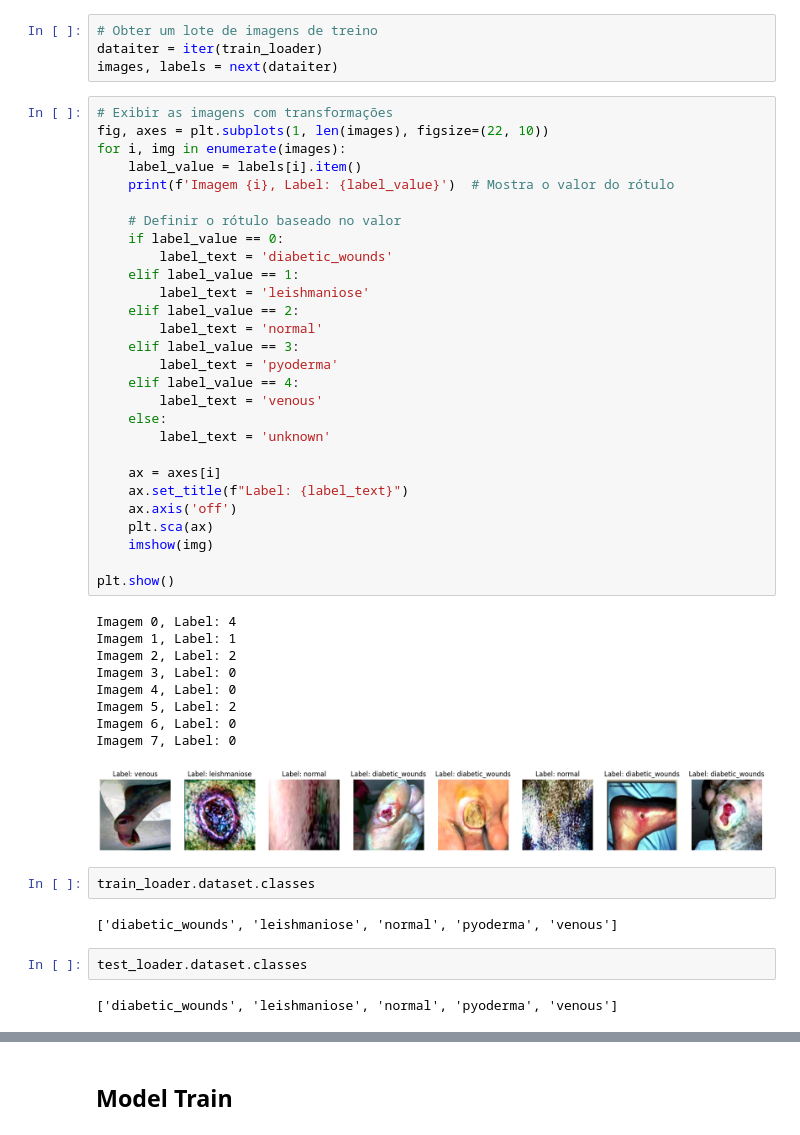
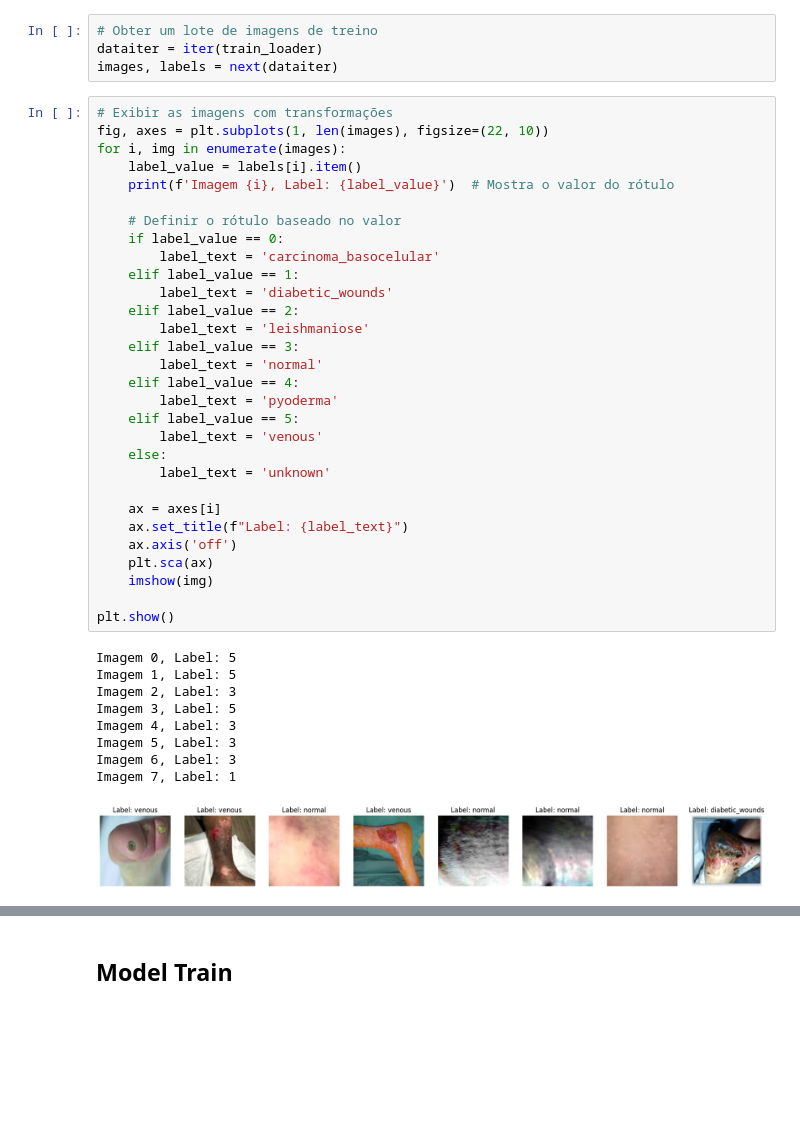
Before and after one commit to Eric-Oliveira-ds/leishticIA, a Jupyter notebook: AlexNet_classifier.ipynb, the cells around one changed output, grey strips where cells are left out. Saved outputs shown, nothing was run; the diff lists cells and outputs as text; blank space fills up the shorter version.

```diff
--- a/AlexNet_classifier.ipynb
+++ b/AlexNet_classifier.ipynb
@@ -94,49 +124,43 @@ images, labels = next(dataiter)
 # %%
 # Exibir as imagens com transformações
 fig, axes = plt.subplots(1, len(images), figsize=(22, 10))
 for i, img in enumerate(images):
     label_value = labels[i].item()
     print(f'Imagem {i}, Label: {label_value}')  # Mostra o valor do rótulo
 
     # Definir o rótulo baseado no valor
     if label_value == 0:
+        label_text = 'carcinoma_basocelular'
+    elif label_value == 1:
         label_text = 'diabetic_wounds'
-    elif label_value == 1:
+    elif label_value == 2:
         label_text = 'leishmaniose'
-    elif label_value == 2:
+    elif label_value == 3:
         label_text = 'normal'
-    elif label_value == 3:
+    elif label_value == 4:
         label_text = 'pyoderma'
-    elif label_value == 4:
+    elif label_value == 5:
         label_text = 'venous'
     else:
         label_text = 'unknown'
 
     ax = axes[i]
     ax.set_title(f"Label: {label_text}")
     ax.axis('off')
     plt.sca(ax)
     imshow(img)
 
 plt.show()
 # %% [output]
-Imagem 0, Label: 4
-Imagem 1, Label: 1
-Imagem 2, Label: 2
-Imagem 3, Label: 0
-Imagem 4, Label: 0
-Imagem 5, Label: 2
-Imagem 6, Label: 0
-Imagem 7, Label: 0
+Imagem 0, Label: 5
+Imagem 1, Label: 5
+Imagem 2, Label: 3
+Imagem 3, Label: 5
+Imagem 4, Label: 3
+Imagem 5, Label: 3
+Imagem 6, Label: 3
+Imagem 7, Label: 1
-[figure, old version]
+[figure, new version]
-# %%
-train_loader.dataset.classes
-# %% [output]
-['diabetic_wounds', 'leishmaniose', 'normal', 'pyoderma', 'venous']
-# %%
-test_loader.dataset.classes
-# %% [output]
-['diabetic_wounds', 'leishmaniose', 'normal', 'pyoderma', 'venous']
 # %%
 print('length of train dataset: {}'.format(len(train_loader.dataset.samples)))
 # %% [output]
```
Also changed, not shown: parts of 17 cells of this notebook, 2 other files.
